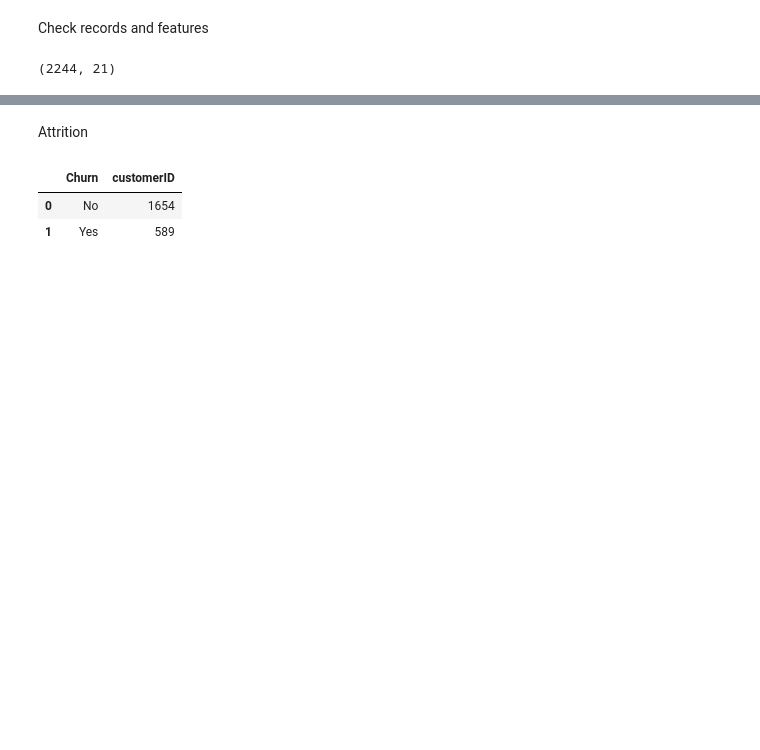
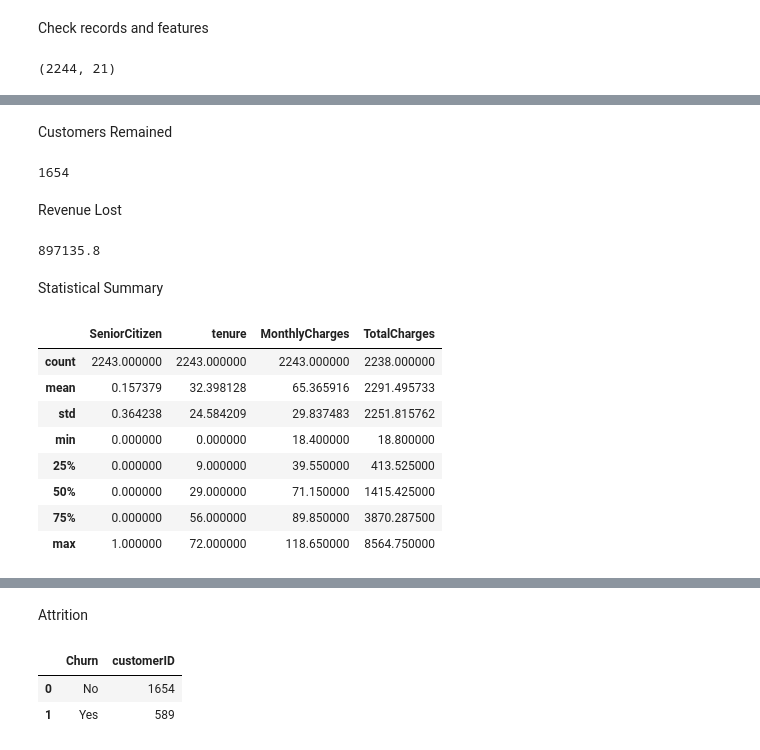
Before and after one commit to SammyOngaya/qml, a Jupyter notebook: qml/Notebooks/Telco-Customer-Churn.ipynb, the cells around one changed output, grey strips where cells are left out. Drawn from its saved outputs; the diff is of its cells as text; code cells hidden in the pictures; blank space fills up the shorter version.

```diff
--- a/qml/Notebooks/Telco-Customer-Churn.ipynb
+++ b/qml/Notebooks/Telco-Customer-Churn.ipynb
@@ -67,0 +107,26 @@ df.shape
+# %% [markdown]
+Customers Remained
+# %%
+df[df['Churn']=='No']['customerID'].count()
+# %% [output]
+1654
+# %% [markdown]
+Revenue Lost
+# %%
+df[df['Churn']=='Yes']['TotalCharges'].sum()
+# %% [output]
+897135.8
+# %% [markdown]
+Statistical Summary
+# %%
+df.describe()
+# %% [output]
+|  | SeniorCitizen | tenure | MonthlyCharges | TotalCharges |
+| count | 2243.000000 | 2243.000000 | 2243.000000 | 2238.000000 |
+| mean | 0.157379 | 32.398128 | 65.365916 | 2291.495733 |
+| std | 0.364238 | 24.584209 | 29.837483 | 2251.815762 |
+| min | 0.000000 | 0.000000 | 18.400000 | 18.800000 |
+| 25% | 0.000000 | 9.000000 | 39.550000 | 413.525000 |
+| 50% | 0.000000 | 29.000000 | 71.150000 | 1415.425000 |
+| 75% | 0.000000 | 56.000000 | 89.850000 | 3870.287500 |
+| max | 1.000000 | 72.000000 | 118.650000 | 8564.750000 |
```
Also changed, not shown: parts of 19 cells of this notebook.
